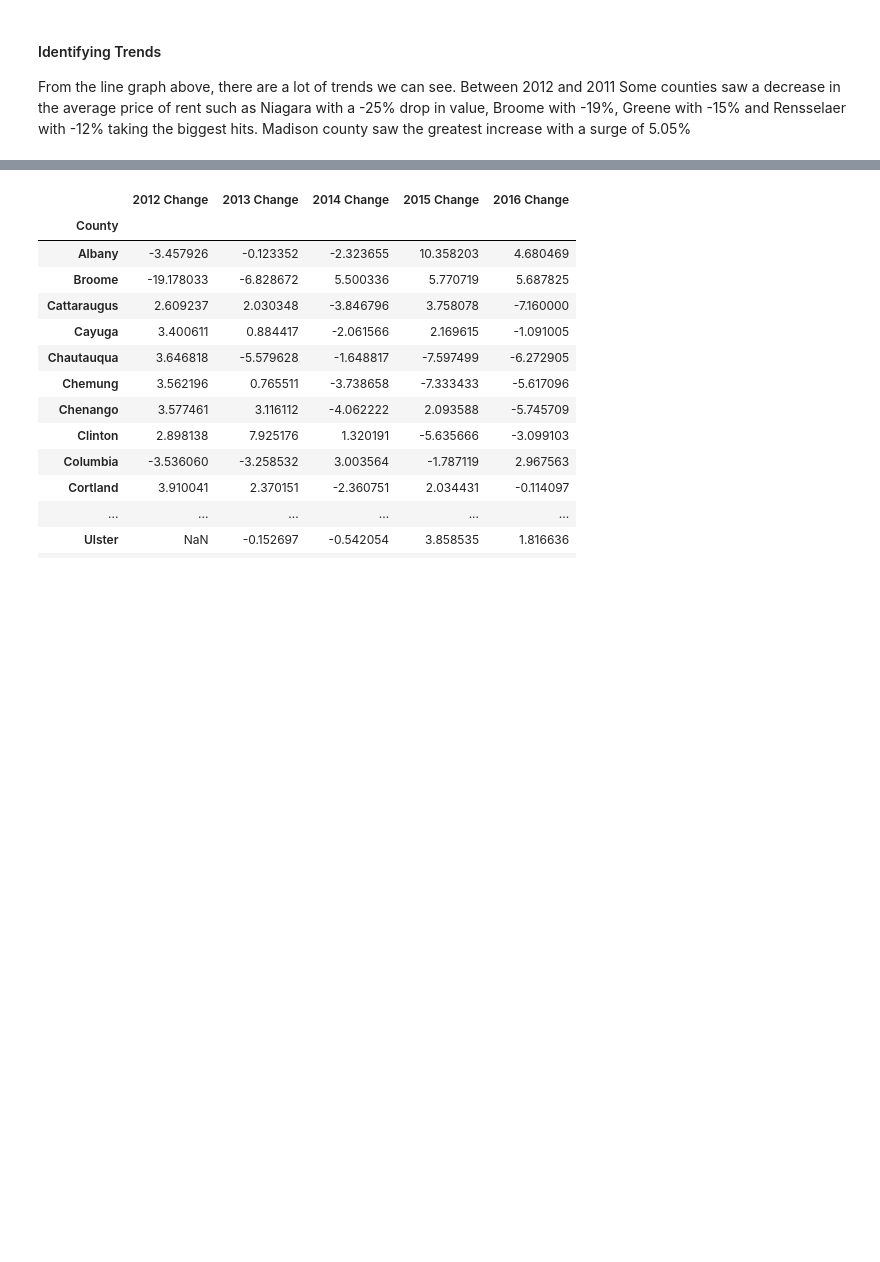
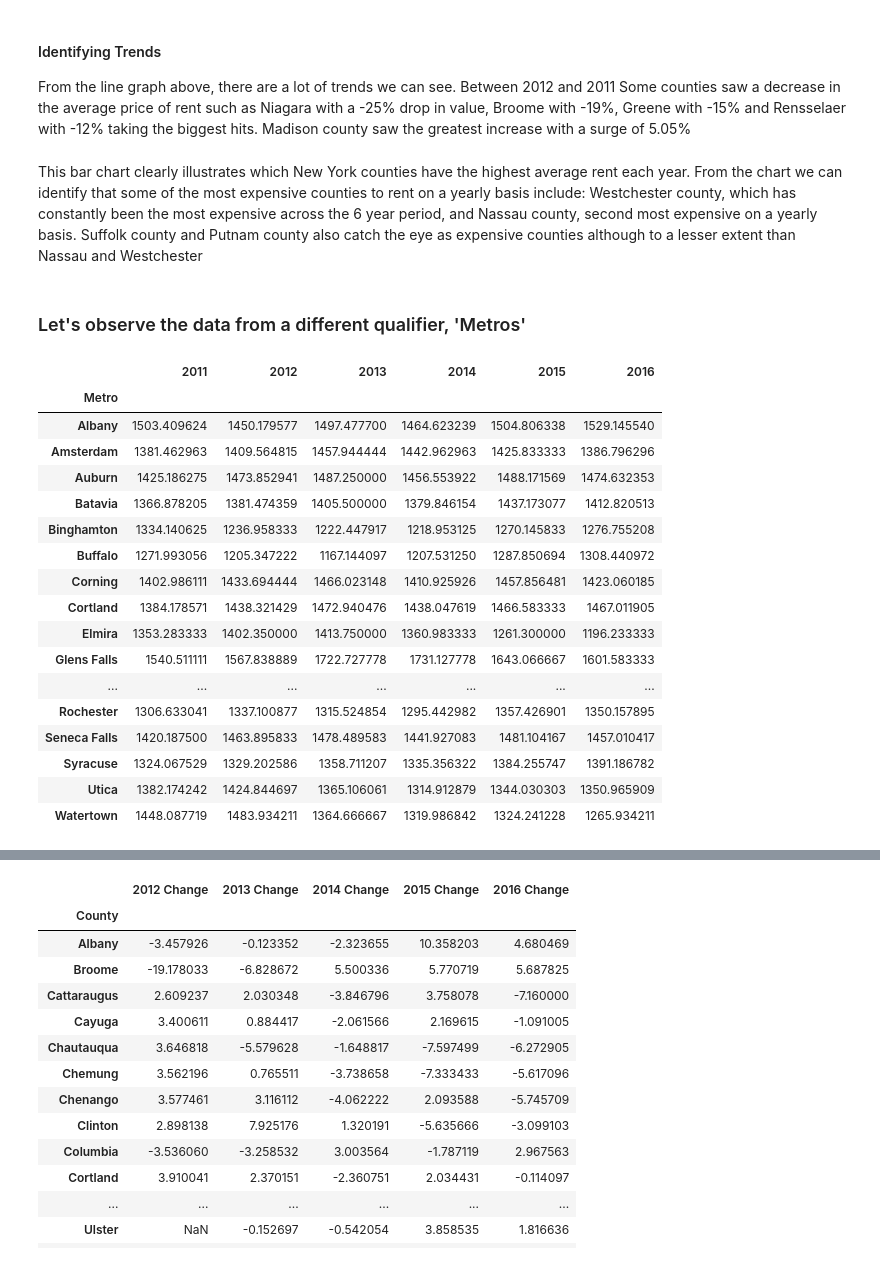
Before and after one commit to Leehis/Data-Curation---Management, a Jupyter notebook: finalproject.ipynb, the cells around one changed output, grey strips where cells are left out. Drawn from its saved outputs; the diff is of its cells as text; code cells hidden in the pictures; blank space fills up the shorter version.

```diff
--- a/finalproject.ipynb
+++ b/finalproject.ipynb
@@ -286,0 +291,28 @@ Madison county saw the greatest increase with a surge of 5.05%
+# %% [markdown]
+This bar chart clearly illustrates which New York counties have the highest average rent each year. From the chart we can identify that some of the most expensive counties to rent on a yearly basis include: Westchester county, which has constantly been the most expensive across the 6 year period, and Nassau county, second most expensive on a yearly basis. Suffolk county and Putnam county also catch the eye as expensive counties although to a lesser extent than Nassau and Westchester
+# %% [markdown]
+### Let's observe the data from a different qualifier, 'Metros'
+# %%
+ny_by_metro = new_york_df.groupby('Metro').mean()
+ny_by_metro_years = ny_by_metro.drop(
+    columns=['Population Rank', '2012 Change', '2013 Change', '2014 Change', '2015 Change', '2016 Change'])
+ny_by_metro_years
+# %% [output]
+|  | 2011 | 2012 | 2013 | 2014 | 2015 | 2016 |
+| Metro |  |  |  |  |  |  |
+| Albany | 1503.409624 | 1450.179577 | 1497.477700 | 1464.623239 | 1504.806338 | 1529.145540 |
+| Amsterdam | 1381.462963 | 1409.564815 | 1457.944444 | 1442.962963 | 1425.833333 | 1386.796296 |
+| Auburn | 1425.186275 | 1473.852941 | 1487.250000 | 1456.553922 | 1488.171569 | 1474.632353 |
+| Batavia | 1366.878205 | 1381.474359 | 1405.500000 | 1379.846154 | 1437.173077 | 1412.820513 |
+| Binghamton | 1334.140625 | 1236.958333 | 1222.447917 | 1218.953125 | 1270.145833 | 1276.755208 |
+| Buffalo | 1271.993056 | 1205.347222 | 1167.144097 | 1207.531250 | 1287.850694 | 1308.440972 |
+| Corning | 1402.986111 | 1433.694444 | 1466.023148 | 1410.925926 | 1457.856481 | 1423.060185 |
+| Cortland | 1384.178571 | 1438.321429 | 1472.940476 | 1438.047619 | 1466.583333 | 1467.011905 |
+| Elmira | 1353.283333 | 1402.350000 | 1413.750000 | 1360.983333 | 1261.300000 | 1196.233333 |
+| Glens Falls | 1540.511111 | 1567.838889 | 1722.727778 | 1731.127778 | 1643.066667 | 1601.583333 |
+| ... | ... | ... | ... | ... | ... | ... |
+| Rochester | 1306.633041 | 1337.100877 | 1315.524854 | 1295.442982 | 1357.426901 | 1350.157895 |
+| Seneca Falls | 1420.187500 | 1463.895833 | 1478.489583 | 1441.927083 | 1481.104167 | 1457.010417 |
+| Syracuse | 1324.067529 | 1329.202586 | 1358.711207 | 1335.356322 | 1384.255747 | 1391.186782 |
+| Utica | 1382.174242 | 1424.844697 | 1365.106061 | 1314.912879 | 1344.030303 | 1350.965909 |
+| Watertown | 1448.087719 | 1483.934211 | 1364.666667 | 1319.986842 | 1324.241228 | 1265.934211 |
```
Also changed, not shown: parts of 3 cells of this notebook, 3 other files.
